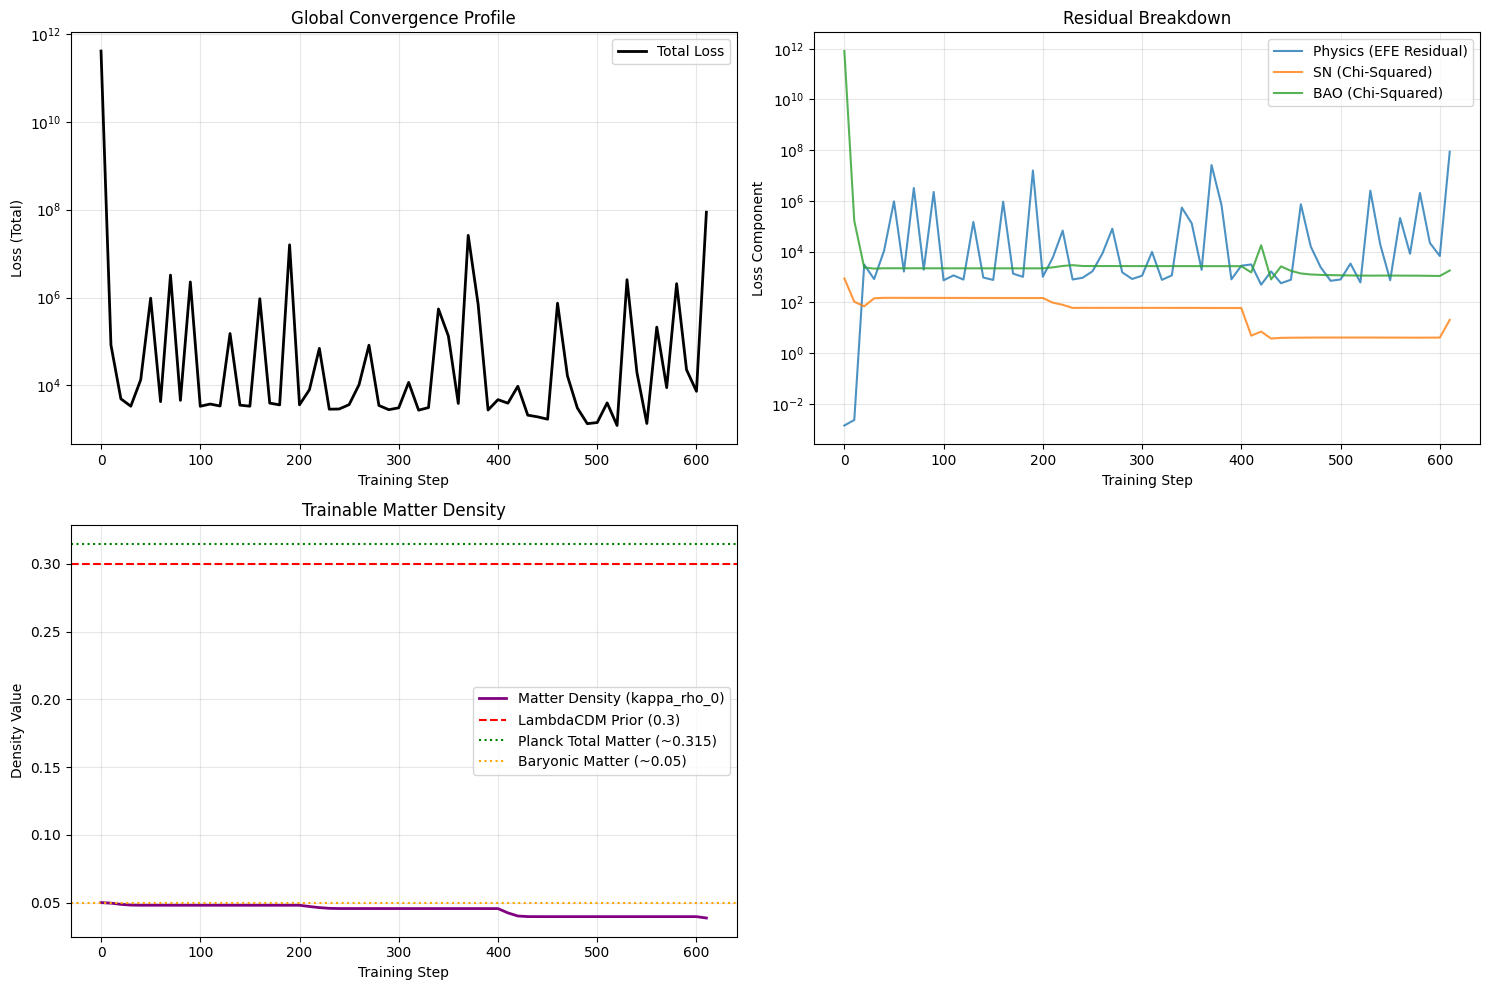
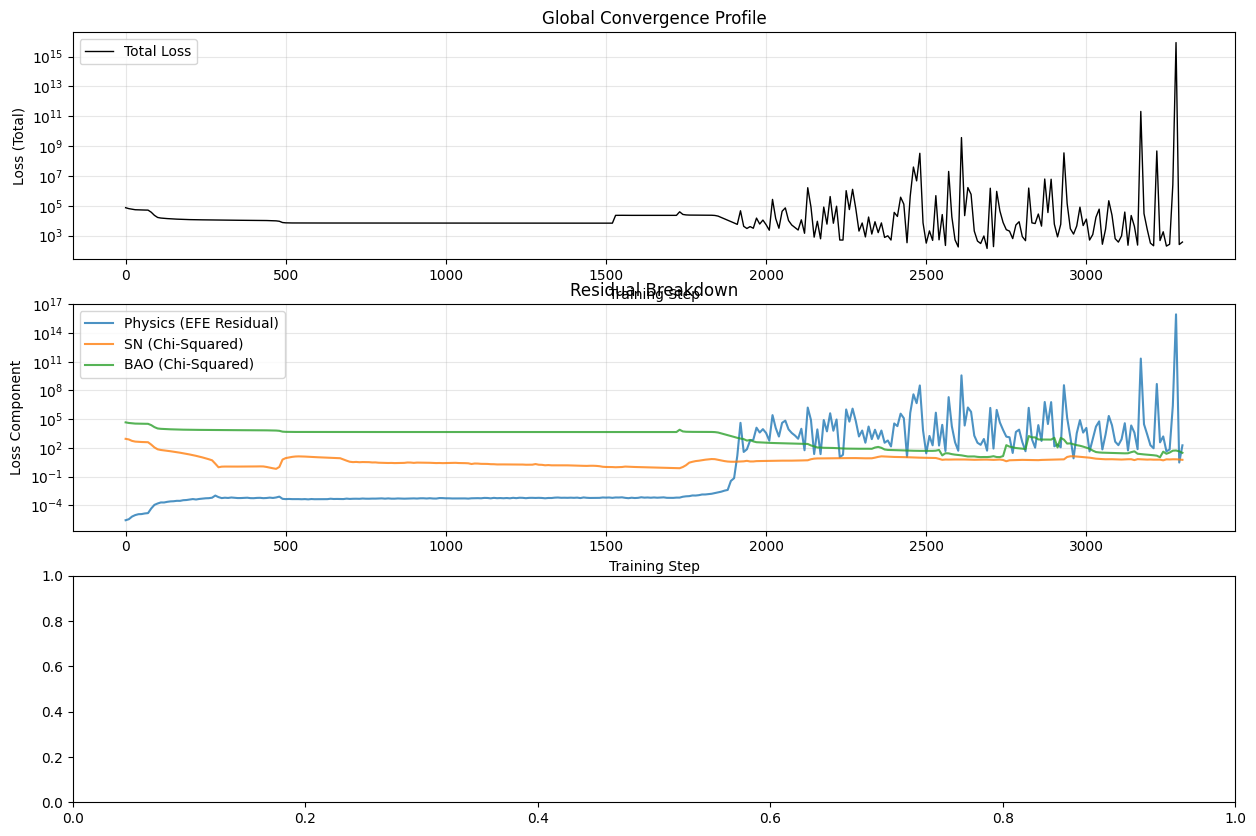
The change to this notebook cell's code, shown as a diff; its figure went from the first image to the second:
--- before
+++ after
@@ -22,8 +22,8 @@
       if len(df) > 1:
         clear_output(wait=True)
-        fig, ax = plt.subplots(2, 2, figsize=(15, 10))
+        fig, ax = plt.subplots(3, 1, figsize=(15, 10))
 
-        # Top-left: Plot Total Loss (Log Scale)
-        ax[0, 0].plot(
+        # Plot Total Loss (Log Scale)
+        ax[0].plot(
           df["step"],
           df["loss"].astype(float),
@@ -32,13 +32,13 @@
           linewidth=1,
         )
-        ax[0, 0].set_yscale("log")
-        ax[0, 0].set_xlabel("Training Step")
-        ax[0, 0].set_ylabel("Loss (Total)")
-        ax[0, 0].set_title("Global Convergence Profile")
-        ax[0, 0].grid(True, which="both", ls="-", alpha=0.3)
-        ax[0, 0].legend()
+        ax[0].set_yscale("log")
+        ax[0].set_xlabel("Training Step")
+        ax[0].set_ylabel("Loss (Total)")
+        ax[0].set_title("Global Convergence Profile")
+        ax[0].grid(True, which="both", ls="-", alpha=0.3)
+        ax[0].legend()
 
-        # Top-right: Plot Components
-        ax[0, 1].plot(
+        # Plot Components
+        ax[1].plot(
           df["step"],
           df["l_phys"].astype(float),
@@ -46,5 +46,5 @@
           alpha=0.8,
         )
-        ax[0, 1].plot(
+        ax[1].plot(
           df["step"],
           df["l_sn"].astype(float),
@@ -52,5 +52,5 @@
           alpha=0.8,
         )
-        ax[0, 1].plot(
+        ax[1].plot(
           df["step"],
           df["l_bao"].astype(float),
@@ -58,33 +58,32 @@
           alpha=0.8,
         )
-        ax[0, 1].set_yscale("log")
-        ax[0, 1].set_xlabel("Training Step")
-        ax[0, 1].set_ylabel("Loss Component")
-        ax[0, 1].set_title("Residual Breakdown")
-        ax[0, 1].grid(True, which="both", ls="-", alpha=0.3)
-        ax[0, 1].legend()
+        ax[1].set_yscale("log")
+        ax[1].set_xlabel("Training Step")
+        ax[1].set_ylabel("Loss Component")
+        ax[1].set_title("Residual Breakdown")
+        ax[1].grid(True, which="both", ls="-", alpha=0.3)
+        ax[1].legend()
 
-        # Bottom-Left: Plot Trainable Matter Density
-        ax[1, 0].plot(
+        # Plot Physical Matter Density
+        ax[2].plot(
           df["step"],
-          df["kappa_rho_0"].astype(float) / 3.0,
-          label="Matter Density (kappa_rho_0)",
+          df["omega_m"].astype(float),
+          label="Matter Density ($\\Omega_m$)",
           color="purple",
           linewidth=2,
         )
-        ax[1, 0].axhline(y=0.3, color="r", linestyle="--",
-                         label="LambdaCDM Prior (0.3)")
-        ax[1, 0].axhline(y=0.315, color="green", linestyle=":",
-                         label="Planck Total Matter (~0.315)")
-        ax[1, 0].axhline(y=0.05, color="orange", linestyle=":",
+        ax[2].axhline(y=0.3, color="r", linestyle="--",
+                      label="LambdaCDM Prior (0.3)")
+        ax[2].axhline(y=0.315, color="green", linestyle=":",
+                      label="Planck Total Matter (~0.315)")
+        ax[2].axhline(y=0.05, color="orange", linestyle=":",
                          label="Baryonic Matter (~0.05)")
-        ax[1, 0].set_xlabel("Training Step")
-        ax[1, 0].set_ylabel("Density Value")
-        ax[1, 0].set_title("Trainable Matter Density")
-        ax[1, 0].grid(True, which="both", ls="-", alpha=0.3)
-        ax[1, 0].legend()
-
-        # Bottom-right: empty
-        ax[1, 1].axis('off')
+        ax[2].set_xlabel("Training Step")
+        ax[2].set_ylabel("Density Value")
+        ax[2].set_title("Physical Matter Density")
+        # Constrain the chart to the physical realm, more or less.
+        ax[2].set_ylim(0.0, 1.0)
+        ax[2].grid(True, which="both", ls="-", alpha=0.3)
+        ax[2].legend()
 
         plt.tight_layout()
@@ -98,6 +97,8 @@
           f"SN Loss: {df['l_sn'].iloc[-1]:.3e} | "
           f"BAO Loss: {df['l_bao'].iloc[-1]:.3e}\n"
-          f"Kappa Rho 0: {(df['kappa_rho_0'].iloc[-1] / 3.0):.3e}"
+          f"\u03a9_m: {df['omega_m'].iloc[-1]:.3e}"
         )
+        # Plot once and return
+        return
     except Exception as e:
       print(f"Error reading logs: {e}")

Commit: Implement shifted softplus density parameterization with dynamic floor and leaky distance minimum to resolve gradient locks, and update telemetry and tests